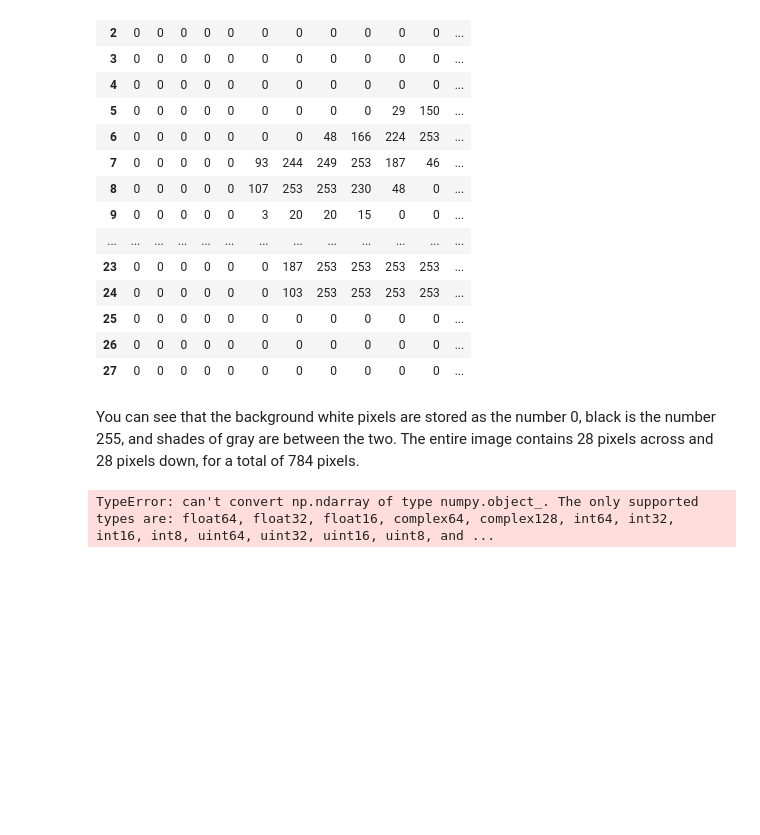
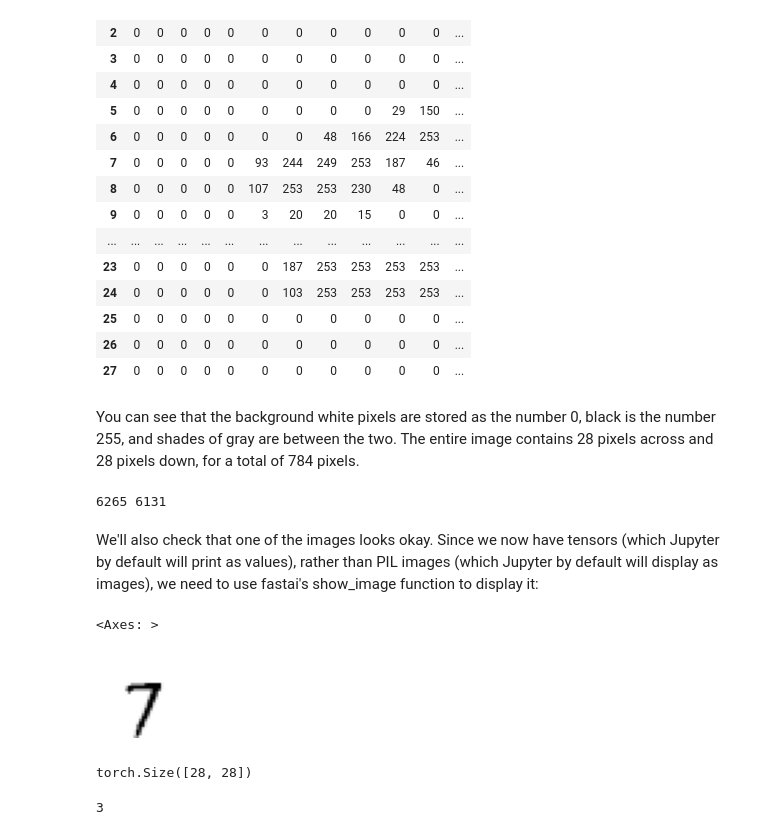
Before and after one commit to AwaisAli37405/Deep_Learning_with_fast_ai, a Jupyter notebook: Deep_Learning_fast_ai.ipynb, the cells around one changed output. Drawn from its saved outputs; the diff is of its cells as text; code cells hidden in the pictures; blank space fills up the shorter version.

```diff
--- a/Deep_Learning_fast_ai.ipynb
+++ b/Deep_Learning_fast_ai.ipynb
@@ -324,8 +324,19 @@ df.style.set_properties(**{'font-size':'6pt'}).background_gradient('Greys')
 You can see that the background white pixels are stored as the number 0, black is the number 255, and shades of gray are between the two. The entire image contains 28 pixels across and 28 pixels down, for a total of 784 pixels.
 # %%
 # now creating the tensor of images of 3 and 7
-sevens = [tensor(Image.open(o)) for o in sevens]
-threes = [tensor(Image.open(o) for o in threes)]
-print(len(sevens), len(threes))
+sevens_tensors = [tensor(Image.open(o)) for o in sevens]
+threes_tensors = [tensor(Image.open(o)) for o in threes]
+print(len(sevens_tensors), len(threes_tensors))
 # %% [output]
-TypeError: can't convert np.ndarray of type numpy.object_. The only supported types are: float64, float32, float16, complex64, complex128, int64, int32, int16, int8, uint64, uint32, uint16, uint8, and ...
+6265 6131
+# %% [markdown]
+We'll also check that one of the images looks okay. Since we now have tensors (which Jupyter by default will print as values), rather than PIL images (which Jupyter by default will display as images), we need to use fastai's show_image function to display it:
+# %%
+show_image(sevens_tensors[5])
+# %% [output]
+<Axes: >
+[figure, added]
+# %%
+sevens_tensors[0].shape
+# %% [output]
+torch.Size([28, 28])
@@ -331,0 +349,5 @@ TypeError: can't convert np.ndarray of type numpy.object_. The only supported ty
+# %%
+stacked_sevens.shape
+stacked_sevens.ndim
+# %% [output]
+3
```
Also changed, not shown: parts of 10 cells of this notebook.
